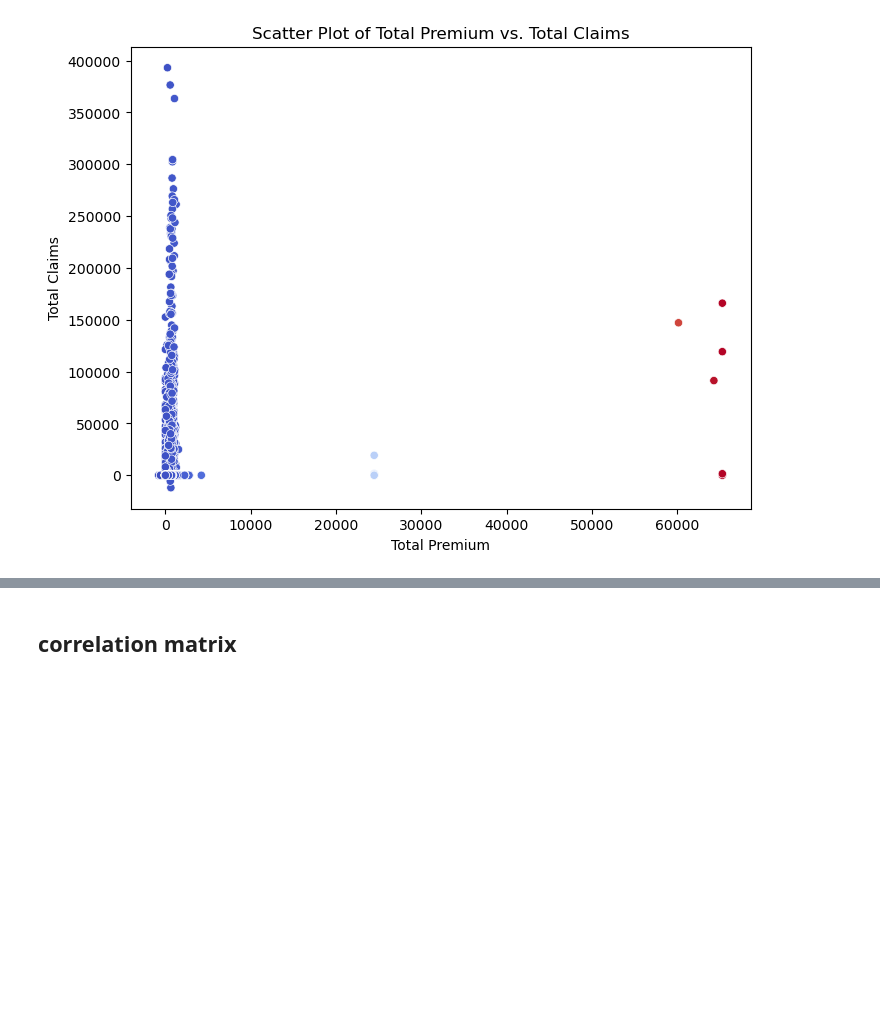
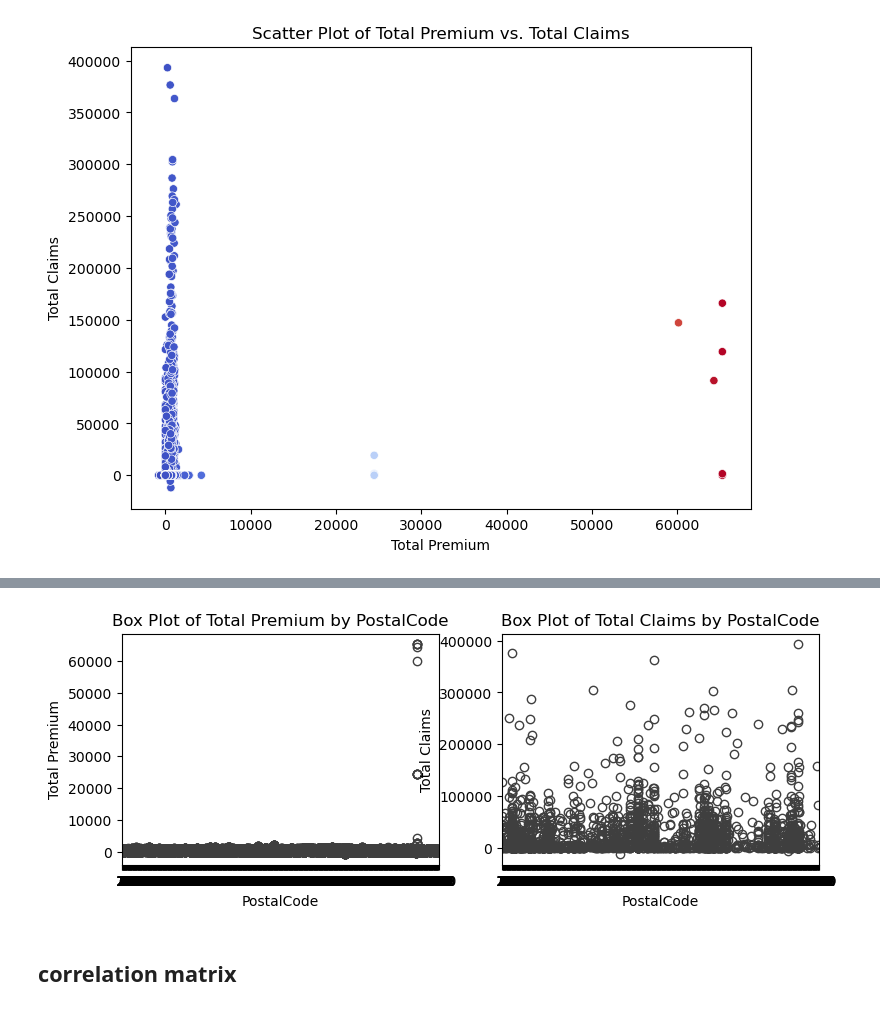
Before and after one commit to nolawit-fant/AlphaCare-Insurance-Solutions, a Jupyter notebook: notebooks/EDA.ipynb, the cells around one changed output, grey strips where cells are left out. Cells and saved outputs as stored; diff of their text form; code cells hidden in the pictures; blank space fills up the shorter version.

```diff
--- a/notebooks/EDA.ipynb
+++ b/notebooks/EDA.ipynb
@@ -139,3 +141,13 @@ CapitalOutstanding                    2                0.0
+# %%
+# Select numeric and text columns
+numeric_columns = df.select_dtypes(include=['float64']).columns
+text_columns = df.select_dtypes(include=['object']).columns
+
+# Fill missing values in numeric columns with the mean
+df[numeric_columns] = df[numeric_columns].fillna(df[numeric_columns].mean())
+
+# Fill missing values in text columns with 'N/A'
+df[text_columns] = df[text_columns].fillna('N/A')
 # %%
 df.drop_duplicates(inplace=True)
 # %% [markdown]
@@ -183,3 +198,21 @@ plt.show()
+# %%
+# Box Plot for TotalPremium and TotalClaims by PostalCode
+plt.figure(figsize=(9, 3))
+plt.subplot(1, 2, 1)
+sns.boxplot(x='PostalCode', y='TotalPremium', data=df)
+plt.title('Box Plot of Total Premium by PostalCode')
+plt.xlabel('PostalCode')
+plt.ylabel('Total Premium')
+
+plt.subplot(1, 2, 2)
+sns.boxplot(x='PostalCode', y='TotalClaims', data=df)
+plt.title('Box Plot of Total Claims by PostalCode')
+plt.xlabel('PostalCode')
+plt.ylabel('Total Claims')
+
+plt.show()
+# %% [output]
+[figure, added]
 # %% [markdown]
 ## correlation matrix
 # %%
```
Also changed, not shown: parts of 5 cells of this notebook.
